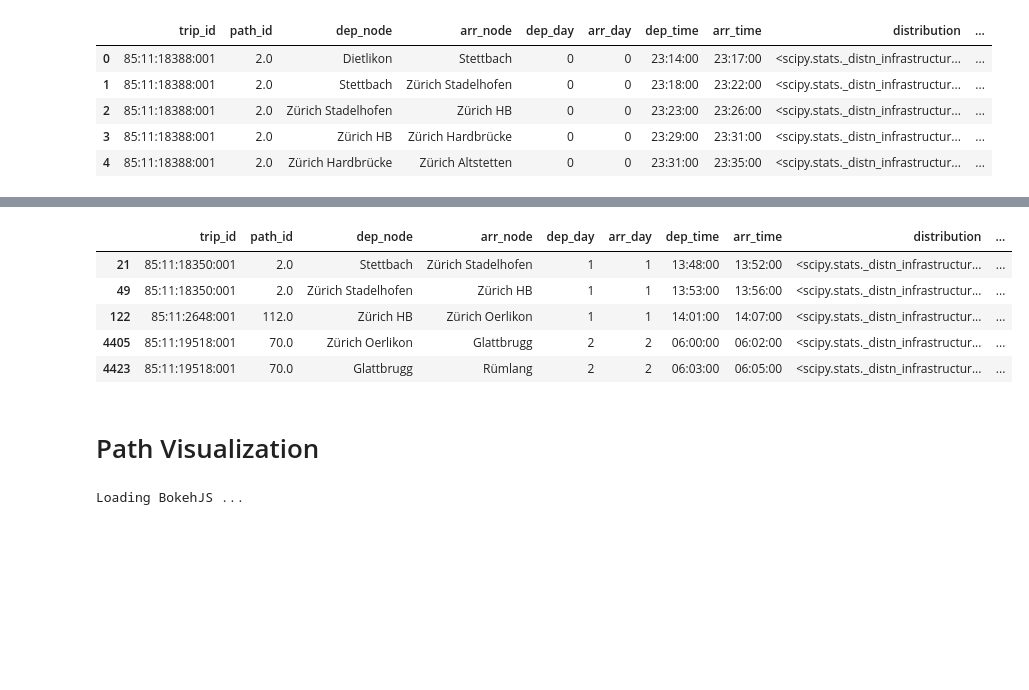
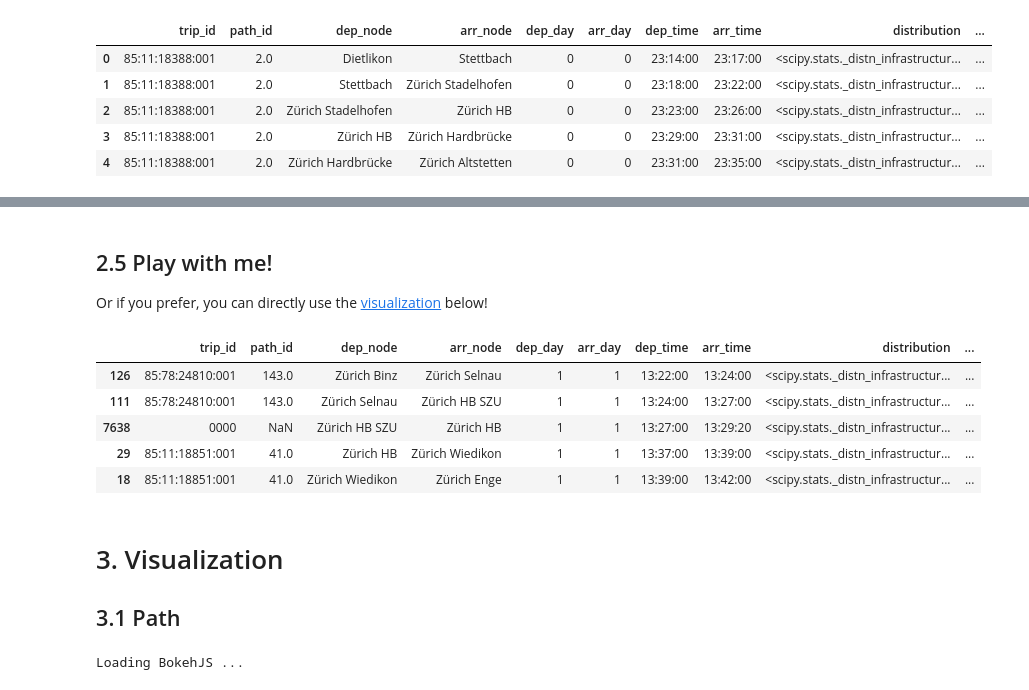
Before and after one commit to marcozov/journey_planning, a Jupyter notebook: FinalProject.ipynb, the cells around one changed output, grey strips where cells are left out. Cells and saved outputs as stored; diff of their text form; code cells hidden in the pictures; blank space fills up the shorter version.

```diff
--- a/FinalProject.ipynb
+++ b/FinalProject.ipynb
@@ -852,39 +854,35 @@ valid_waks
+# %% [markdown]
+<a id='planner_play'></a>
+## 2.5 Play with me!
+Or if you prefer, you can directly use the [visualization](#visualization) below!
 # %%
-schedule = pd.read_pickle("data/schedule_clean.pkl")
-pairwise_distances = pd.read_pickle("data/pairwise_distance.pkl")
-# pairwise_distances = None
-
-pl = Planner(schedule, pairwise_distances=pairwise_distances, reverse=False)
-
-# working:
-dep, arr = 'Stettbach', 'Rümlang'
+# 1. ---------------- choose the departure and arrival stations -------------------
 # dep, arr = 'Zürich HB', 'Zürich Stadelhofen'
-# dep, arr = 'Zürich HB', "Dübendorf"
 # dep, arr = 'Dietlikon', 'Regensdorf-Watt'
 # dep, arr = 'Sihlau', 'Zürich HB SZU'
-# dep, arr = 'Zürich HB SZU', 'Sihlau'
 # dep, arr = 'Zürich HB SZU', 'Zürich HB'
 # dep, arr = 'Zürich HB', 'Adliswil'
 # dep, arr = 'Sihlau', 'Zürich HB'
-# dep, arr = 'Zürich H', 'Waldegg, Post'
-# dep = 'Adliswil, Eichenweg', 'Zürich HB'
-# dep, arr = 'Zürich Altstetten, Bahnhof N', 'Zürich HB'
-# dep, arr = "Zürich Landesmuseum (See)", 'Adliswil'
-# dep, arr = 'Zürich Binz', 'Zürich Enge'
+dep, arr = 'Zürich Binz', 'Zürich Enge'
 
-time = pd.Timedelta("1 day 13:45:00")
-treshold = 0.25
+# 2. ------------------ choose the time and the treshold  --------------------------
+time = pd.Timedelta("1 day 13:45:00") # the day indicates the day of the week (0=Monday, 1=Tuesday, ...)
+departure_time = False # if true the time indicate the departure time, if False it indicated the arrival time
+treshold = 0.85
 
+# ---------- do not toch the code below -----------
+schedule = pd.read_pickle("data/schedule_clean.pkl")
+pairwise_distances = pd.read_pickle("data/pairwise_distance.pkl")
+
+pl = Planner(schedule, pairwise_distances=pairwise_distances, reverse=not departure_time )
 path = pl.compute_plan(dep, arr, time, treshold)
-# %timeit pl.compute_plan(dep, arr, time, treshold) # 7.42s 8.4s wrt 11.3s (trip pruning)
 
-# print("Path:", last_id)
 if path is not None:
     display(pl.edges.loc[path])
 # %% [output]
 |  | trip_id | path_id | dep_node | arr_node | dep_day | arr_day | dep_time | arr_time | distribution | ... |
-| 21 | 85:11:18350:001 | 2.0 | Stettbach | Zürich Stadelhofen | 1 | 1 | 13:48:00 | 13:52:00 | <scipy.stats._distn_infrastructur... | ... |
-| 49 | 85:11:18350:001 | 2.0 | Zürich Stadelhofen | Zürich HB | 1 | 1 | 13:53:00 | 13:56:00 | <scipy.stats._distn_infrastructur... | ... |
-| 122 | 85:11:2648:001 | 112.0 | Zürich HB | Zürich Oerlikon | 1 | 1 | 14:01:00 | 14:07:00 | <scipy.stats._distn_infrastructur... | ... |
-| 4405 | 85:11:19518:001 | 70.0 | Zürich Oerlikon | Glattbrugg | 2 | 2 | 06:00:00 | 06:02:00 | <scipy.stats._distn_infrastructur... | ... |
-| 4423 | 85:11:19518:001 | 70.0 | Glattbrugg | Rümlang | 2 | 2 | 06:03:00 | 06:05:00 | <scipy.stats._distn_infrastructur... | ... |
+| 126 | 85:78:24810:001 | 143.0 | Zürich Binz | Zürich Selnau | 1 | 1 | 13:22:00 | 13:24:00 | <scipy.stats._distn_infrastructur... | ... |
+| 111 | 85:78:24810:001 | 143.0 | Zürich Selnau | Zürich HB SZU | 1 | 1 | 13:24:00 | 13:27:00 | <scipy.stats._distn_infrastructur... | ... |
+| 7638 | 0000 | NaN | Zürich HB SZU | Zürich HB | 1 | 1 | 13:27:00 | 13:29:20 | <scipy.stats._distn_infrastructur... | ... |
+| 29 | 85:11:18851:001 | 41.0 | Zürich HB | Zürich Wiedikon | 1 | 1 | 13:37:00 | 13:39:00 | <scipy.stats._distn_infrastructur... | ... |
+| 18 | 85:11:18851:001 | 41.0 | Zürich Wiedikon | Zürich Enge | 1 | 1 | 13:39:00 | 13:42:00 | <scipy.stats._distn_infrastructur... | ... |
@@ -930,6 +889,8 @@ pl.edges.loc[pl.edges.label==Status.Expanded]#, "arr_node"]
 # %% [markdown]
+<a id='visualization'></a>
+#  3. Visualization
 <a id='path_vis'></a>
-# Path Visualization
+## 3.1 Path
 # %%
 import yaml
 import datetime
```
Also changed, not shown: parts of 22 cells of this notebook, 5 other files.
